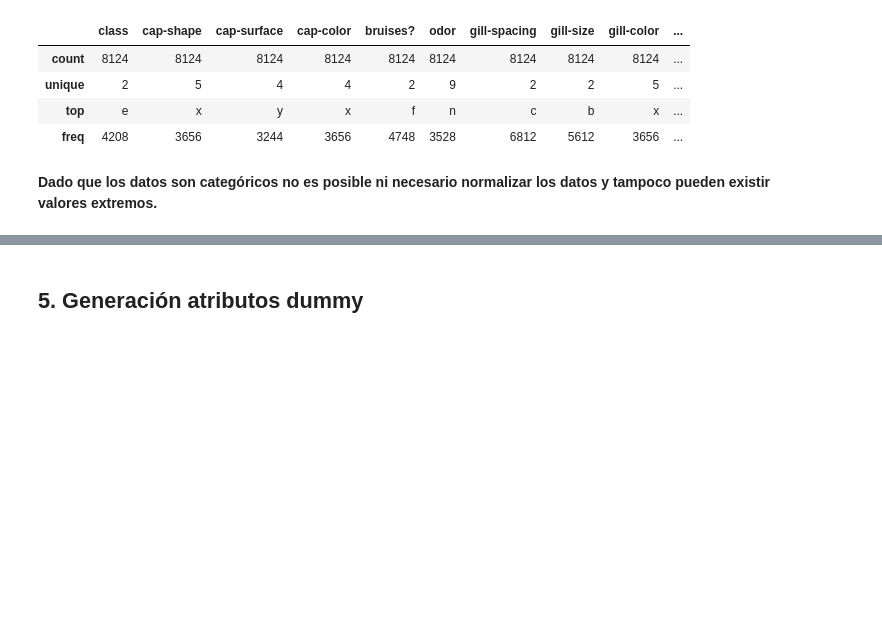
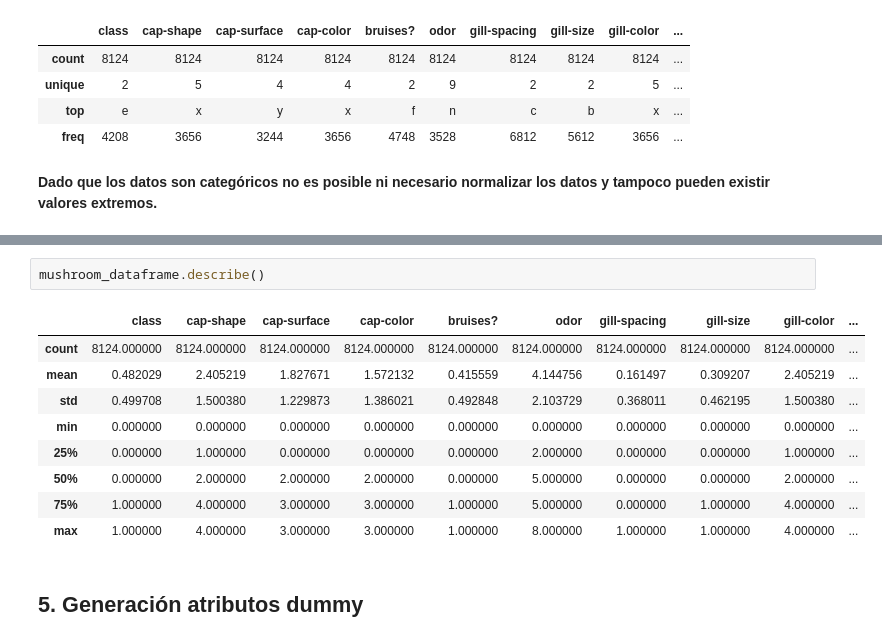
Before and after one commit to davidvicentemartinez/MachineLearning, a Jupyter notebook: P1-Auditoria/Audit-A1.ipynb, the cells around one changed output, grey strips where cells are left out. Cells and saved outputs as stored; diff of their text form; blank space fills up the shorter version.

```diff
--- a/P1-Auditoria/Audit-A1.ipynb
+++ b/P1-Auditoria/Audit-A1.ipynb
@@ -183,3 +211,15 @@ fig.show()
+# %%
+mushroom_dataframe.describe()
+# %% [output]
+|  | class | cap-shape | cap-surface | cap-color | bruises? | odor | gill-spacing | gill-size | gill-color | ... |
+| count | 8124.000000 | 8124.000000 | 8124.000000 | 8124.000000 | 8124.000000 | 8124.000000 | 8124.000000 | 8124.000000 | 8124.000000 | ... |
+| mean | 0.482029 | 2.405219 | 1.827671 | 1.572132 | 0.415559 | 4.144756 | 0.161497 | 0.309207 | 2.405219 | ... |
+| std | 0.499708 | 1.500380 | 1.229873 | 1.386021 | 0.492848 | 2.103729 | 0.368011 | 0.462195 | 1.500380 | ... |
+| min | 0.000000 | 0.000000 | 0.000000 | 0.000000 | 0.000000 | 0.000000 | 0.000000 | 0.000000 | 0.000000 | ... |
+| 25% | 0.000000 | 1.000000 | 0.000000 | 0.000000 | 0.000000 | 2.000000 | 0.000000 | 0.000000 | 1.000000 | ... |
+| 50% | 0.000000 | 2.000000 | 2.000000 | 2.000000 | 0.000000 | 5.000000 | 0.000000 | 0.000000 | 2.000000 | ... |
+| 75% | 1.000000 | 4.000000 | 3.000000 | 3.000000 | 1.000000 | 5.000000 | 0.000000 | 1.000000 | 4.000000 | ... |
+| max | 1.000000 | 4.000000 | 3.000000 | 3.000000 | 1.000000 | 8.000000 | 1.000000 | 1.000000 | 4.000000 | ... |
 # %% [markdown]
 ## 5. Generación atributos dummy
 # %% [markdown]
```
Also changed, not shown: parts of 9 cells of this notebook, 1 other file.
